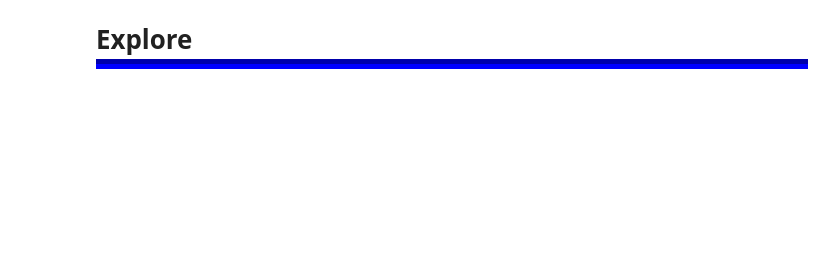
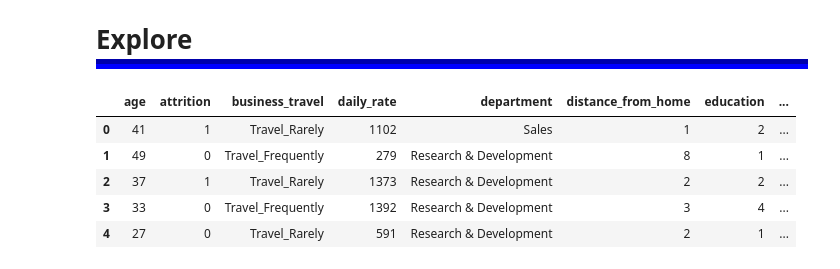
Before and after one commit to JulesMorris/DS-Projects, a Jupyter notebook: Human_Resources_Project/Final.ipynb, the cells around one changed output. Cells and saved outputs as stored; diff of their text form; code cells hidden in the pictures; blank space fills up the shorter version.

```diff
--- a/Human_Resources_Project/Final.ipynb
+++ b/Human_Resources_Project/Final.ipynb
@@ -123,2 +137,19 @@ df.columns = df.columns.str.lower()
 # %% [markdown]
 <h1 style= "border-bottom: 10px groove blue; margin-top: 1px; margin-bottom: 2px; text-align: left;"> Explore</h1>
+# %%
+#data visualization
+
+#replace attrition, over_18, and overtime w/ 1's and 0's
+#use lambda function on this column, if value is 'Yes', put 1, else put 0
+df['attrition'] = df['attrition'].apply(lambda x: 1 if x == 'Yes' else 0)
+df['over18'] = df['over18'].apply(lambda x: 1 if x == 'Y' else 0)
+df['over_time'] = df['over_time'].apply(lambda x: 1 if x == 'Yes' else 0)
+# %%
+df.head()
+# %% [output]
+|  | age | attrition | business_travel | daily_rate | department | distance_from_home | education | ... |
+| 0 | 41 | 1 | Travel_Rarely | 1102 | Sales | 1 | 2 | ... |
+| 1 | 49 | 0 | Travel_Frequently | 279 | Research & Development | 8 | 1 | ... |
+| 2 | 37 | 1 | Travel_Rarely | 1373 | Research & Development | 2 | 2 | ... |
+| 3 | 33 | 0 | Travel_Frequently | 1392 | Research & Development | 3 | 4 | ... |
+| 4 | 27 | 0 | Travel_Rarely | 591 | Research & Development | 2 | 1 | ... |
```
Also changed, not shown: parts of 3 cells of this notebook.
